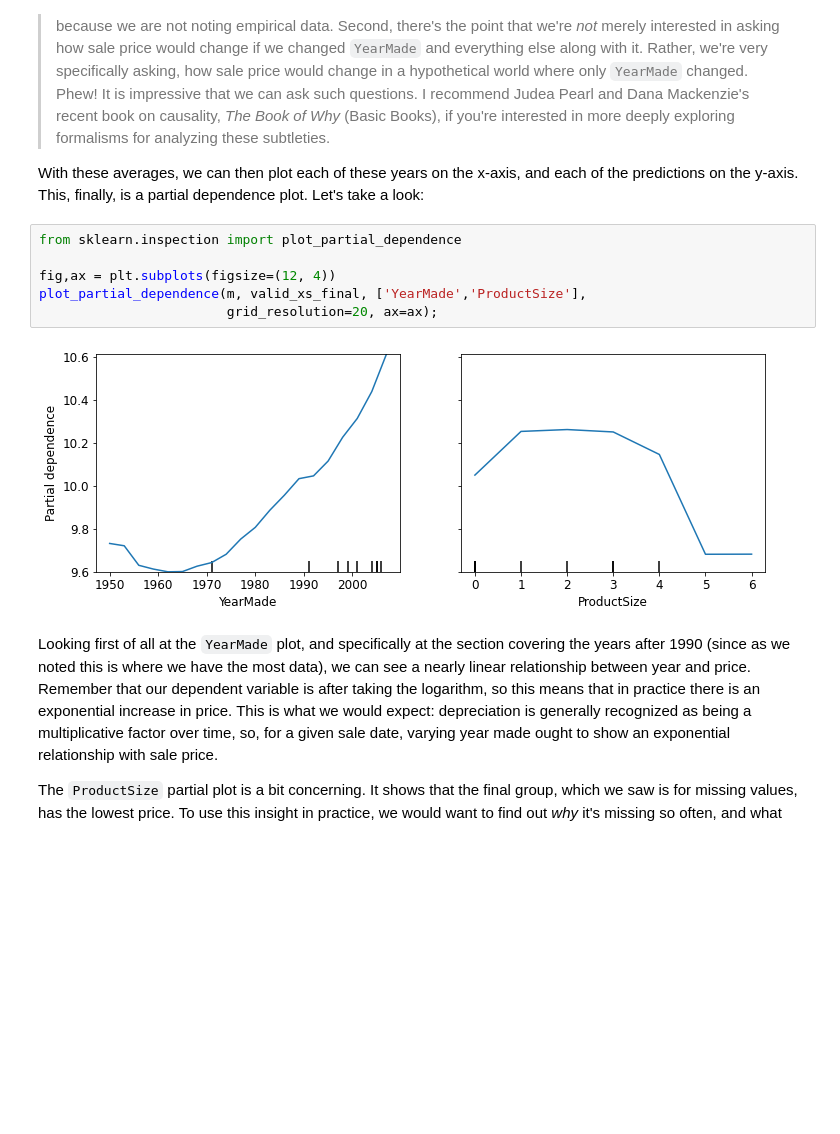
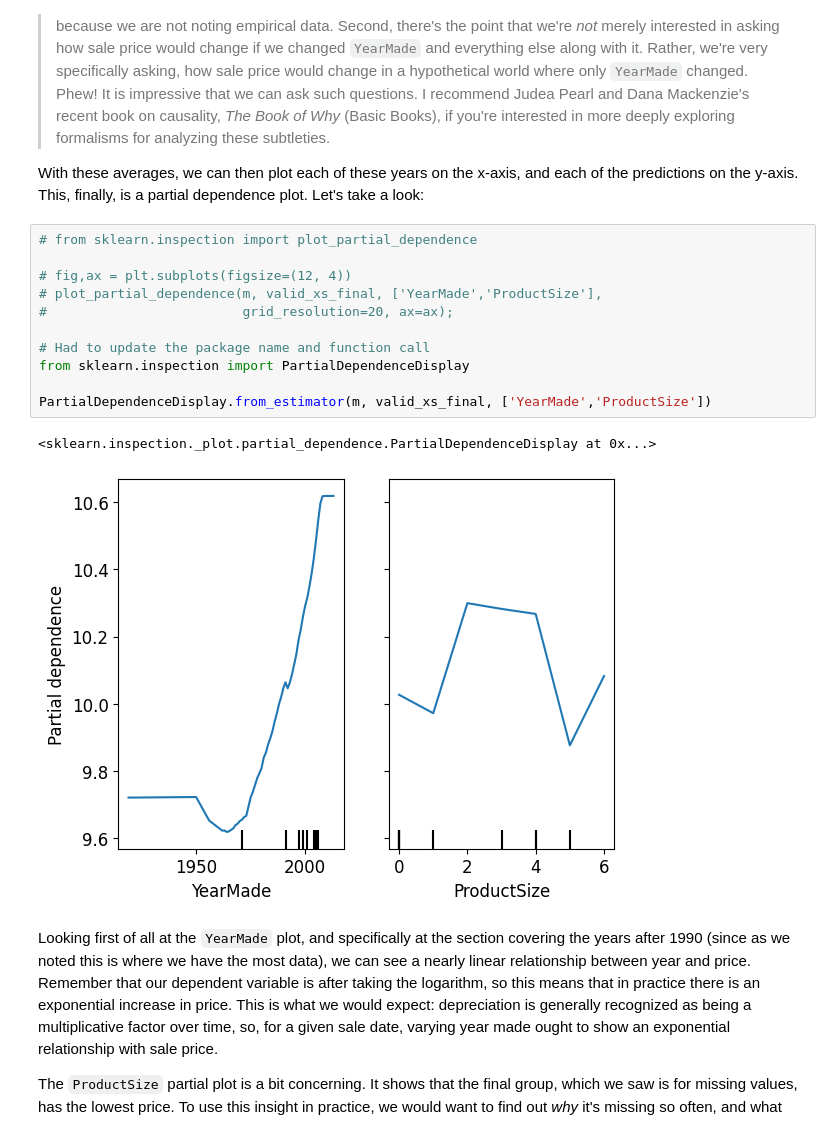
Before and after one commit to In-Vivo-Group/fastai-ivg-version, a Jupyter notebook: part-1/lesson-5-from-scratch-model/09_tabular.ipynb, the cells around one changed output. Drawn from its saved outputs; the diff is of its cells as text; blank space fills up the shorter version.

```diff
--- a/part-1/lesson-5-from-scratch-model/09_tabular.ipynb
+++ b/part-1/lesson-5-from-scratch-model/09_tabular.ipynb
@@ -787,13 +822,19 @@ Instead, what we do is replace every single value in the `YearMade` column with
 
 With these averages, we can then plot each of these years on the x-axis, and each of the predictions on the y-axis. This, finally, is a partial dependence plot. Let's take a look:
 # %%
-from sklearn.inspection import plot_partial_dependence
+# from sklearn.inspection import plot_partial_dependence
 
-fig,ax = plt.subplots(figsize=(12, 4))
-plot_partial_dependence(m, valid_xs_final, ['YearMade','ProductSize'],
-                        grid_resolution=20, ax=ax);
+# fig,ax = plt.subplots(figsize=(12, 4))
+# plot_partial_dependence(m, valid_xs_final, ['YearMade','ProductSize'],
+#                         grid_resolution=20, ax=ax);
+
+# Had to update the package name and function call
+from sklearn.inspection import PartialDependenceDisplay
+
+PartialDependenceDisplay.from_estimator(m, valid_xs_final, ['YearMade','ProductSize'])
 # %% [output]
+<sklearn.inspection._plot.partial_dependence.PartialDependenceDisplay at 0x...>
-[figure, old version]
+[figure, new version]
 # %% [markdown]
 Looking first of all at the `YearMade` plot, and specifically at the section covering the years after 1990 (since as we noted this is where we have the most data), we can see a nearly linear relationship between year and price. Remember that our dependent variable is after taking the logarithm, so this means that in practice there is an exponential increase in price. This is what we would expect: depreciation is generally recognized as being a multiplicative factor over time, so, for a given sale date, varying year made ought to show an exponential relationship with sale price.
 
```
Also changed, not shown: parts of 47 cells of this notebook.
